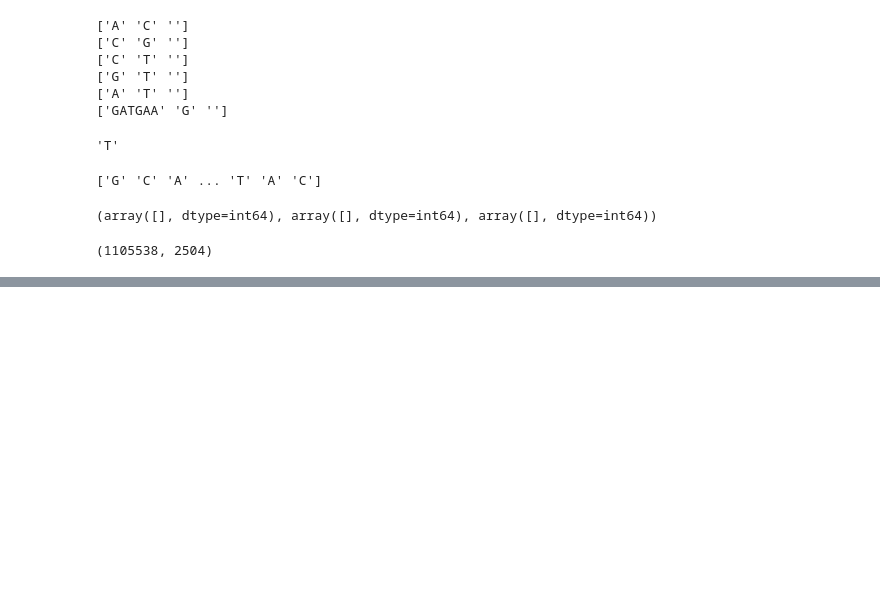
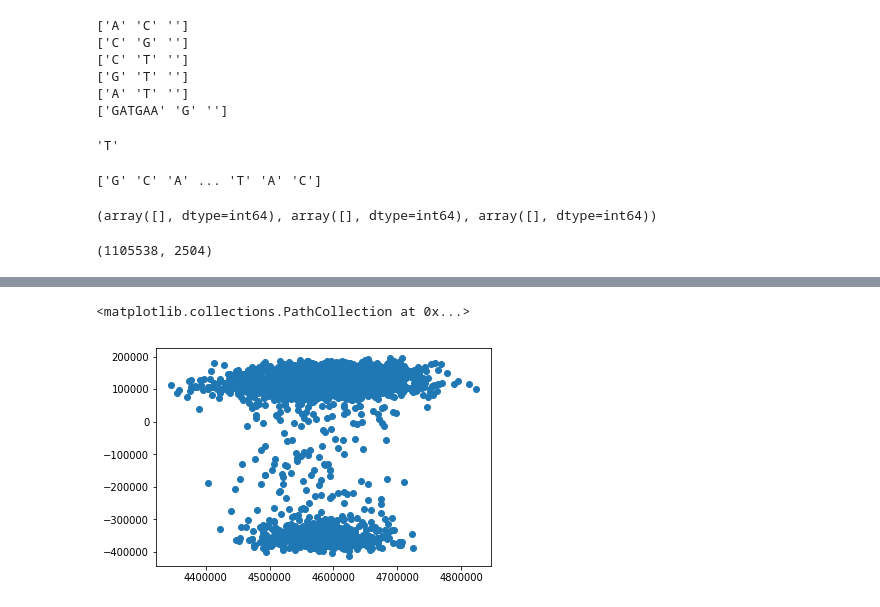
Before and after one commit to chrisporras/1000Genomes-PCA, a Jupyter notebook: 1000Genomes-PCA-Analysis.ipynb, the cells around one changed output, grey strips where cells are left out. Saved outputs shown, nothing was run; the diff lists cells and outputs as text; code cells hidden in the pictures; blank space fills up the shorter version.

```diff
--- a/1000Genomes-PCA-Analysis.ipynb
+++ b/1000Genomes-PCA-Analysis.ipynb
@@ -79,7 +79,7 @@ print(REF)
 # %% [output]
 ['G' 'C' 'A' ... 'T' 'A' 'C']
 # %%
-mono = GT
+mono = callset["calldata/GT"]
 # %%
 mono[mono==2] = 1
 # %%
@@ -113,0 +122,5 @@ array([[-4.16008915,  0.35252363],
+# %%
+plt.scatter(x,y)
+# %% [output]
+<matplotlib.collections.PathCollection at 0x...>
+[figure, added]
```
Also changed, not shown: parts of 7 cells of this notebook, 1 other file.
